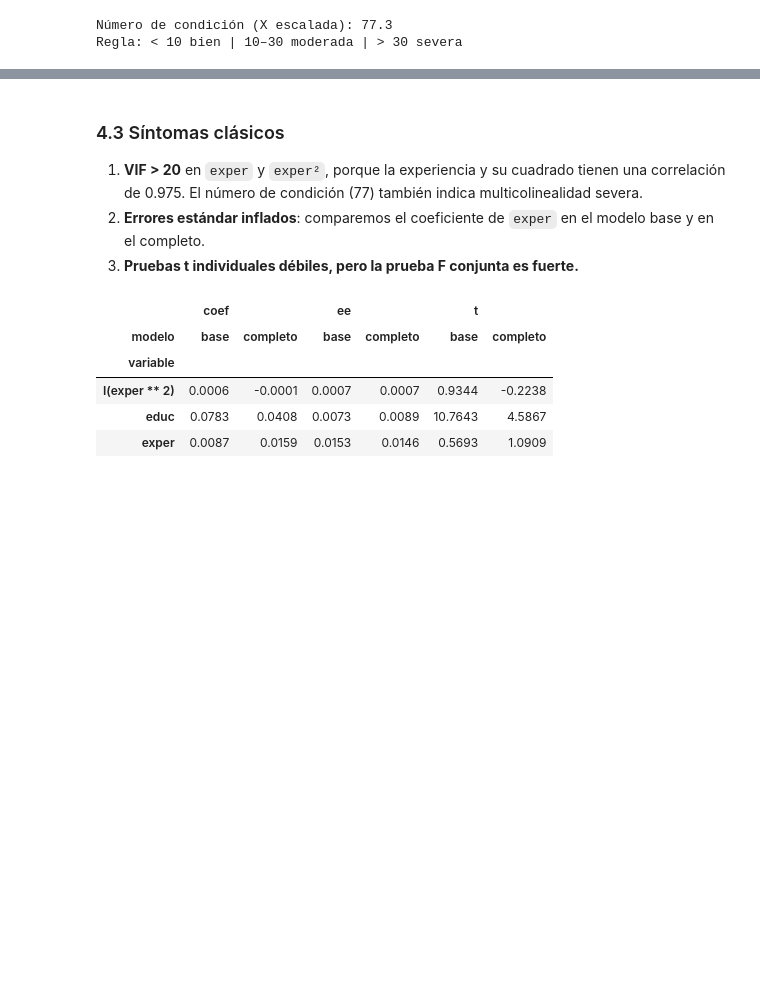
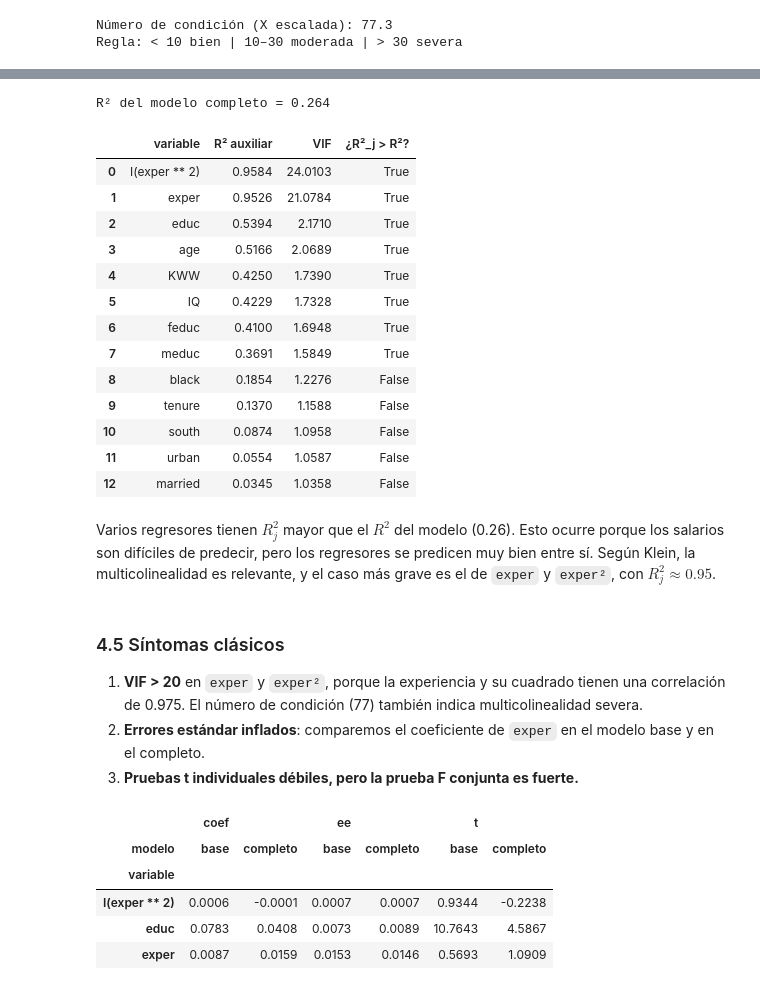
Before and after one commit to ximeelaraa/mincer-multicolinealidad, a Jupyter notebook: multicolinealidad_mincer.ipynb, the cells around one changed output, grey strips where cells are left out. Cells and saved outputs as stored; diff of their text form; code cells hidden in the pictures; blank space fills up the shorter version.

Commit message:
Ampliar análisis (Farrar-Glauber, Klein, validación) y agregar reporte y presentación
Co-Authored-By: Claude Opus 5.5 <noreply@anthropic.com>

```diff
--- a/multicolinealidad_mincer.ipynb
+++ b/multicolinealidad_mincer.ipynb
@@ -179,5 +213,32 @@ Regla: < 10 bien | 10–30 moderada | > 30 severa
+# %%
+X = pd.DataFrame(m_full.model.exog, columns=m_full.model.exog_names)
+aux = []
+for v in X.columns.drop("Intercept"):
+    r2 = sm.OLS(X[v], X.drop(columns=v)).fit().rsquared
+    aux.append({"variable": v, "R² auxiliar": r2, "VIF": 1 / (1 - r2), "¿R²_j > R²?": r2 > m_full.rsquared})
+aux = pd.DataFrame(aux).sort_values("R² auxiliar", ascending=False).reset_index(drop=True)
+print(f"R² del modelo completo = {m_full.rsquared:.3f}")
+aux
+# %% [output]
+R² del modelo completo = 0.264
+|  | variable | R² auxiliar | VIF | ¿R²_j > R²? |
+| 0 | I(exper ** 2) | 0.9584 | 24.0103 | True |
+| 1 | exper | 0.9526 | 21.0784 | True |
+| 2 | educ | 0.5394 | 2.1710 | True |
+| 3 | age | 0.5166 | 2.0689 | True |
+| 4 | KWW | 0.4250 | 1.7390 | True |
+| 5 | IQ | 0.4229 | 1.7328 | True |
+| 6 | feduc | 0.4100 | 1.6948 | True |
+| 7 | meduc | 0.3691 | 1.5849 | True |
+| 8 | black | 0.1854 | 1.2276 | False |
+| 9 | tenure | 0.1370 | 1.1588 | False |
+| 10 | south | 0.0874 | 1.0958 | False |
+| 11 | urban | 0.0554 | 1.0587 | False |
+| 12 | married | 0.0345 | 1.0358 | False |
+# %% [markdown]
+Varios regresores tienen $R_j^2$ mayor que el $R^2$ del modelo (0.26). Esto ocurre porque los salarios son difíciles de predecir, pero los regresores se predicen muy bien entre sí. Según Klein, la multicolinealidad es relevante, y el caso más grave es el de `exper` y `exper²`, con $R_j^2 \approx 0.95$.
 # %% [markdown]
-### 4.3 Síntomas clásicos
+### 4.5 Síntomas clásicos
 1. **VIF > 20** en `exper` y `exper²`, porque la experiencia y su cuadrado tienen una correlación de 0.975. El número de condición (77) también indica multicolinealidad severa.
 2. **Errores estándar inflados**: comparemos el coeficiente de `exper` en el modelo base y en el completo.
 3. **Pruebas t individuales débiles, pero la prueba F conjunta es fuerte.**
```
Also changed, not shown: parts of 21 cells of this notebook, 12 other files.
